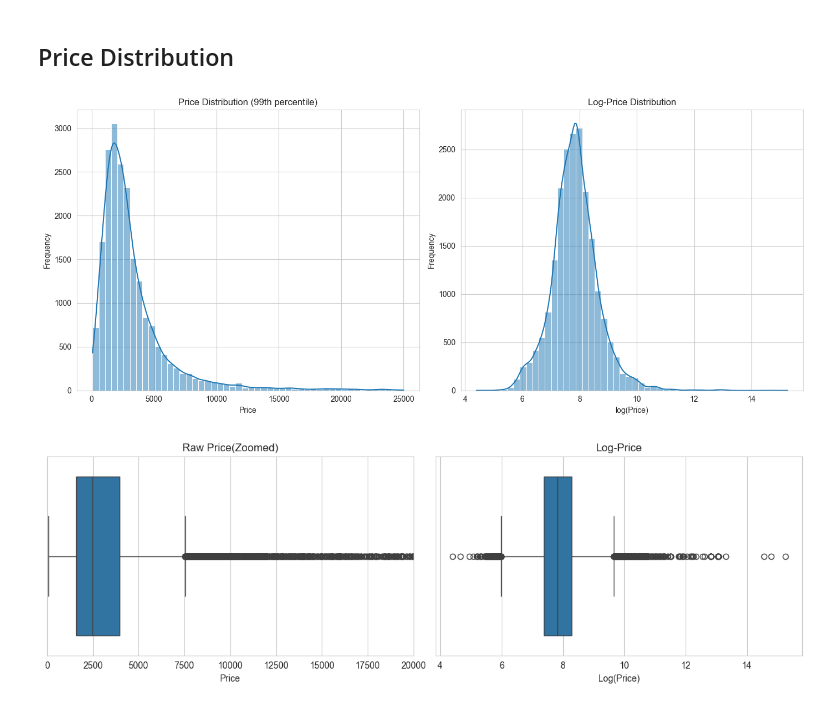
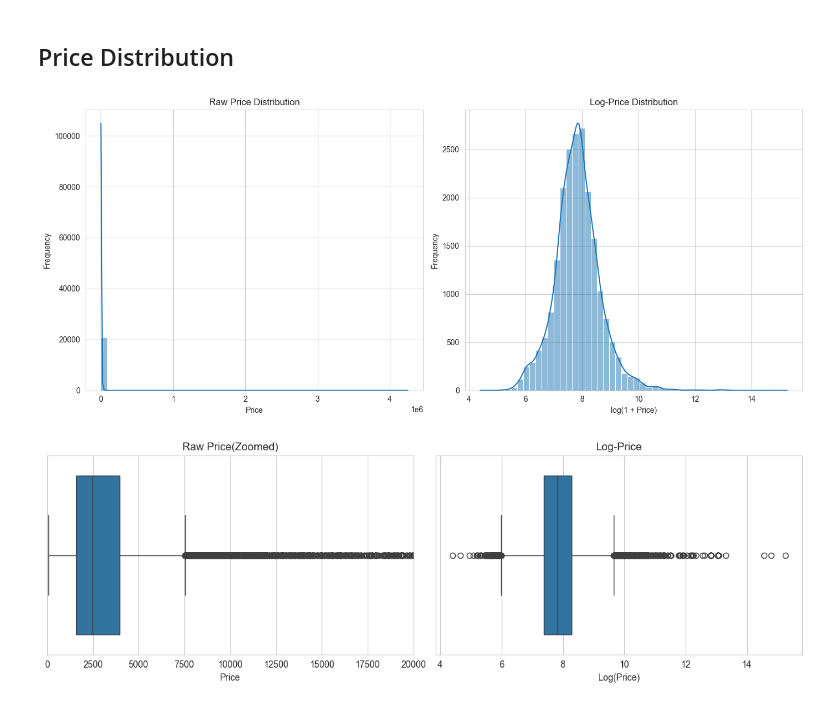
Before and after one commit to solid1010/airbnb-price-prediction, a Jupyter notebook: notebooks/01_EDA_Data_Understanding.ipynb, the cells around one changed output. Drawn from its saved outputs; the diff is of its cells as text; code cells hidden in the pictures.

```diff
--- a/notebooks/01_EDA_Data_Understanding.ipynb
+++ b/notebooks/01_EDA_Data_Understanding.ipynb
@@ -245,11 +276,10 @@ Only in test: []
 def clean_price(x):
     if pd.isna(x):
         return np.nan
-    s = str(x)
-    s = re.sub(r"[^\d.,-]", "", s)
-    s = s.replace(",", "")
+    s = str(x).strip()
+    s = re.sub(r",(?=\d{3}(\D|$))", "", s) # regex with GPT
     try:
-        return float(s)
+        return float(s);
     except:
         return np.nan
 
@@ -275,34 +305,34 @@ Name: price_num, dtype: float64
 # %% [markdown]
 ## Price Distribution
 # %%
-# Visualize price distribution
 plt.figure(figsize=(14, 6))
 
+# Raw Price
 plt.subplot(1, 2, 1)
-upper_limit = train_df["price_num"].quantile(0.99)
 sns.histplot(
-    train_df.loc[train_df["price_num"] <= upper_limit, "price_num"],
+    train_df["price_num"].dropna(),
     bins=50,
     kde=True
 )
-plt.title("Price Distribution (99th percentile)")
+plt.title("Raw Price Distribution")
 plt.xlabel("Price")
 plt.ylabel("Frequency")
 
+#  Log Price
 plt.subplot(1, 2, 2)
 sns.histplot(
     np.log1p(train_df["price_num"].dropna()),
     bins=50,
     kde=True
 )
 plt.title("Log-Price Distribution")
-plt.xlabel("log(Price)")
+plt.xlabel("log(1 + Price)")
 plt.ylabel("Frequency")
 
 plt.tight_layout()
 plt.show()
 # %% [output]
-[figure, old version]
+[figure, new version]
 # %%
 # Boxplots for price
 plt.figure(figsize=(12, 4))
```
Also changed, not shown: parts of 21 cells of this notebook, 1 other file.
